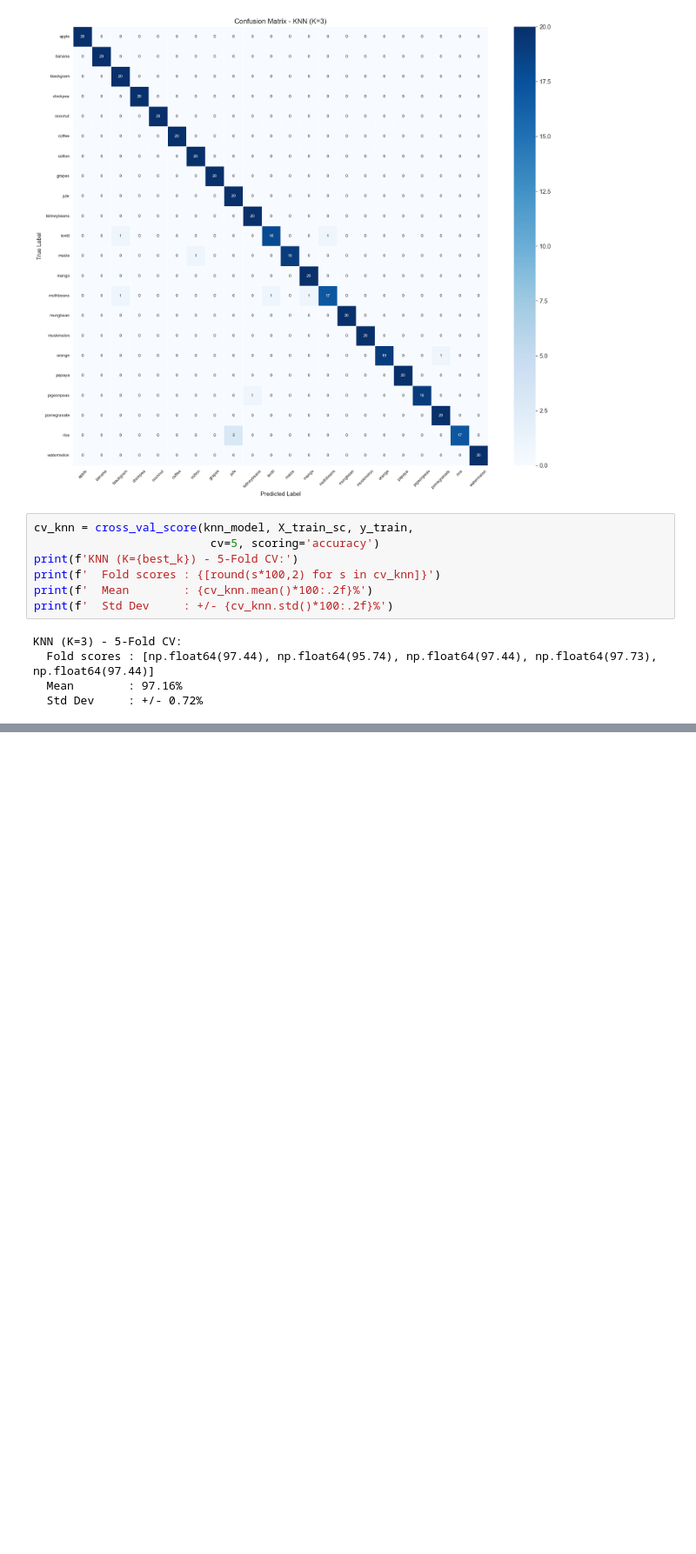
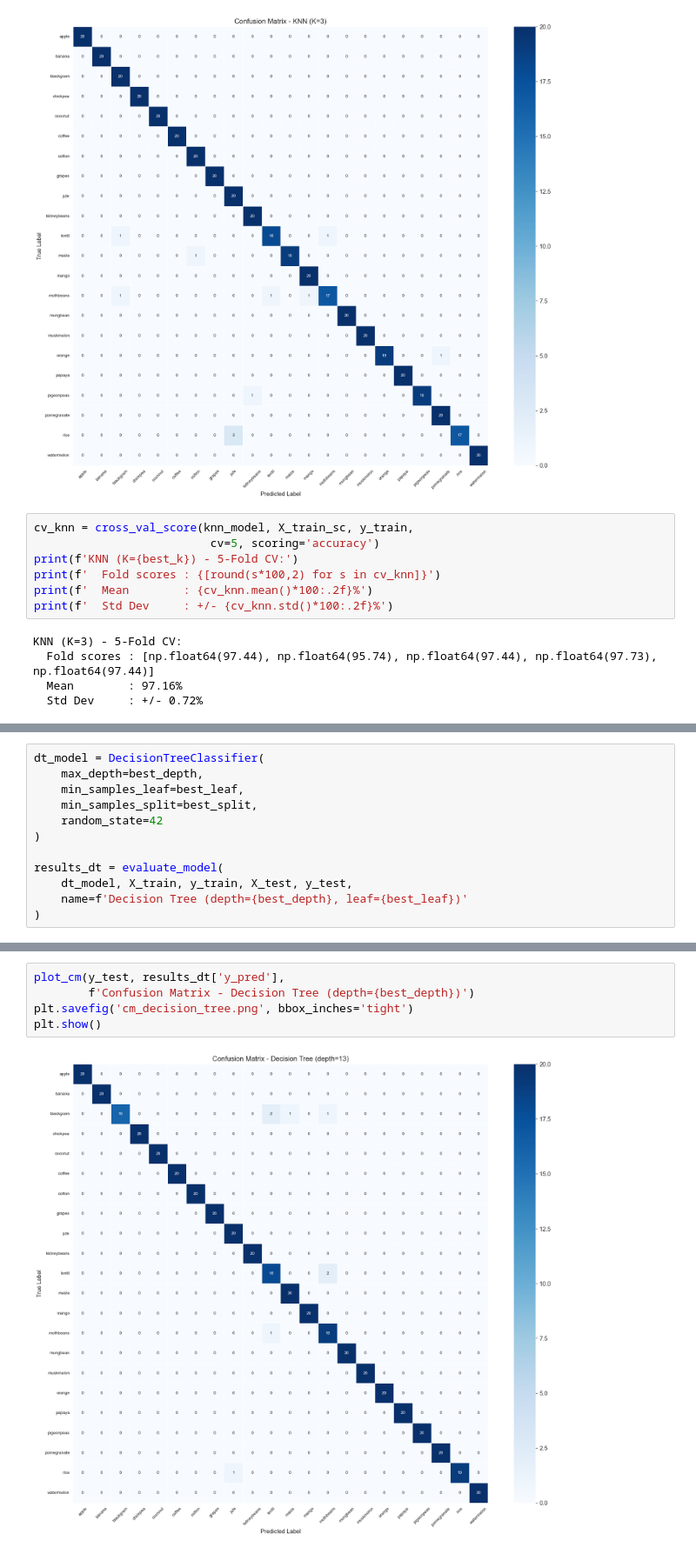
Before and after one commit to mriyazashliya03/Crop-Recommendation-System-using-ML, a Jupyter notebook: model_building.ipynb, the cells around one changed output, grey strips where cells are left out. Shown at 87% size. Cells and saved outputs as stored; diff of their text form; blank space fills up the shorter version.

```diff
--- a/model_building.ipynb
+++ b/model_building.ipynb
@@ -384,0 +457,12 @@ KNN (K=3) - 5-Fold CV:
+# %%
+dt_model = DecisionTreeClassifier(
+    max_depth=best_depth,
+    min_samples_leaf=best_leaf,
+    min_samples_split=best_split,
+    random_state=42
+)
+
+results_dt = evaluate_model(
+    dt_model, X_train, y_train, X_test, y_test,
+    name=f'Decision Tree (depth={best_depth}, leaf={best_leaf})'
+)
@@ -384,0 +487,7 @@ KNN (K=3) - 5-Fold CV:
+# %%
+plot_cm(y_test, results_dt['y_pred'],
+        f'Confusion Matrix - Decision Tree (depth={best_depth})')
+plt.savefig('cm_decision_tree.png', bbox_inches='tight')
+plt.show()
+# %% [output]
+[figure, added]
```
Also changed, not shown: parts of 6 cells of this notebook.
